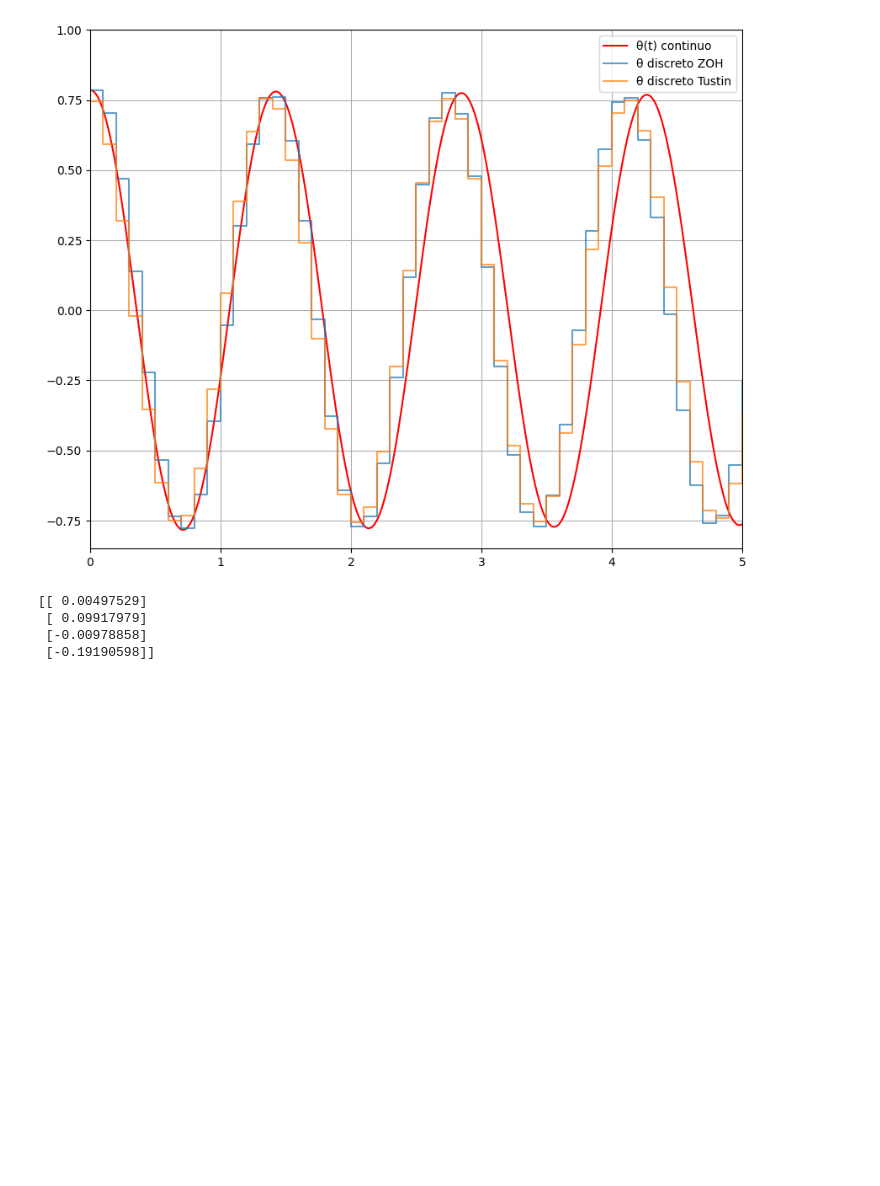
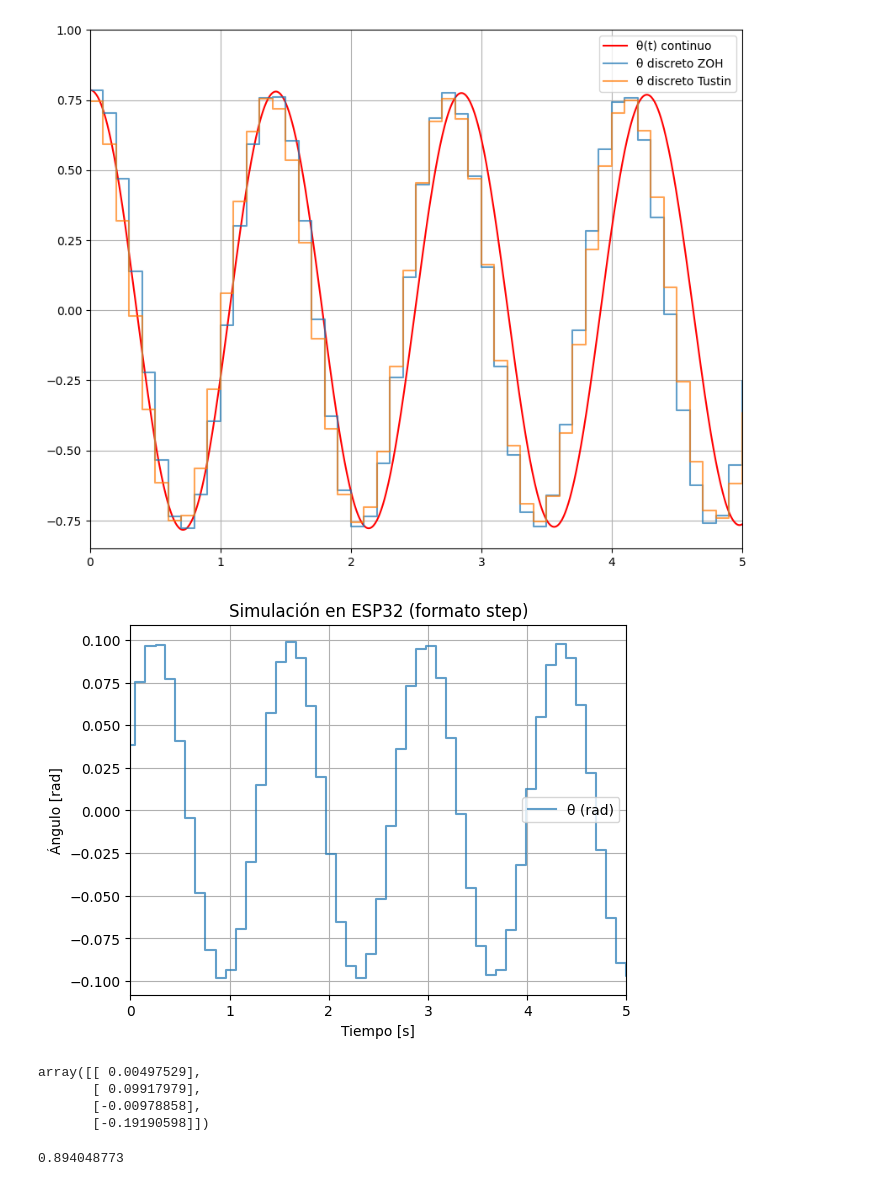
Before and after one commit to G-Leonel-6/Identificacion_control_adaptativo, a Jupyter notebook: simulador.ipynb, the cells around one changed output. Cells and saved outputs as stored; diff of their text form; code cells hidden in the pictures; blank space fills up the shorter version.

```diff
--- a/simulador.ipynb
+++ b/simulador.ipynb
@@ -550,9 +550,39 @@ plt.show()
 # %% [output]
 [figure]
 # %%
-print(sys_d.B)
+import pandas as pd
+import matplotlib.pyplot as plt
+
+df = pd.read_csv("teleplot_export.csv")
+# El timestamp que guarda Teleplot está en la primera columna
+# Lo convertimos en tiempo relativo (t=0 en la primera muestra)
+t = df.iloc[:,0] - df.iloc[0,0]
+
+# Reemplazar NaN con último valor válido
+df = df.fillna(method="ffill")
+
+# Suponiendo que la señal "theta" está en la columna llamada 'theta'
+theta = df["theta"]
+
+# Graficar con estilo escalonado
+plt.step(t, theta, where="post", label="θ (rad)",  alpha=0.7)
+plt.xlim(0,5)
+plt.xlabel("Tiempo [s]")
+plt.ylabel("Ángulo [rad]")
+plt.title("Simulación en ESP32 (formato step)")
+plt.legend()
+plt.grid(True)
+plt.show()
 # %% [output]
-[[ 0.00497529]
- [ 0.09917979]
- [-0.00978858]
- [-0.19190598]]
+[figure, added]
+# %%
+sys_d.B
+# %% [output]
+array([[ 0.00497529],
+       [ 0.09917979],
+       [-0.00978858],
+       [-0.19190598]])
+# %%
+8.94048773e-01
+# %% [output]
+0.894048773
```
Also changed, not shown: parts of 1 cell of this notebook, 5 other files.
